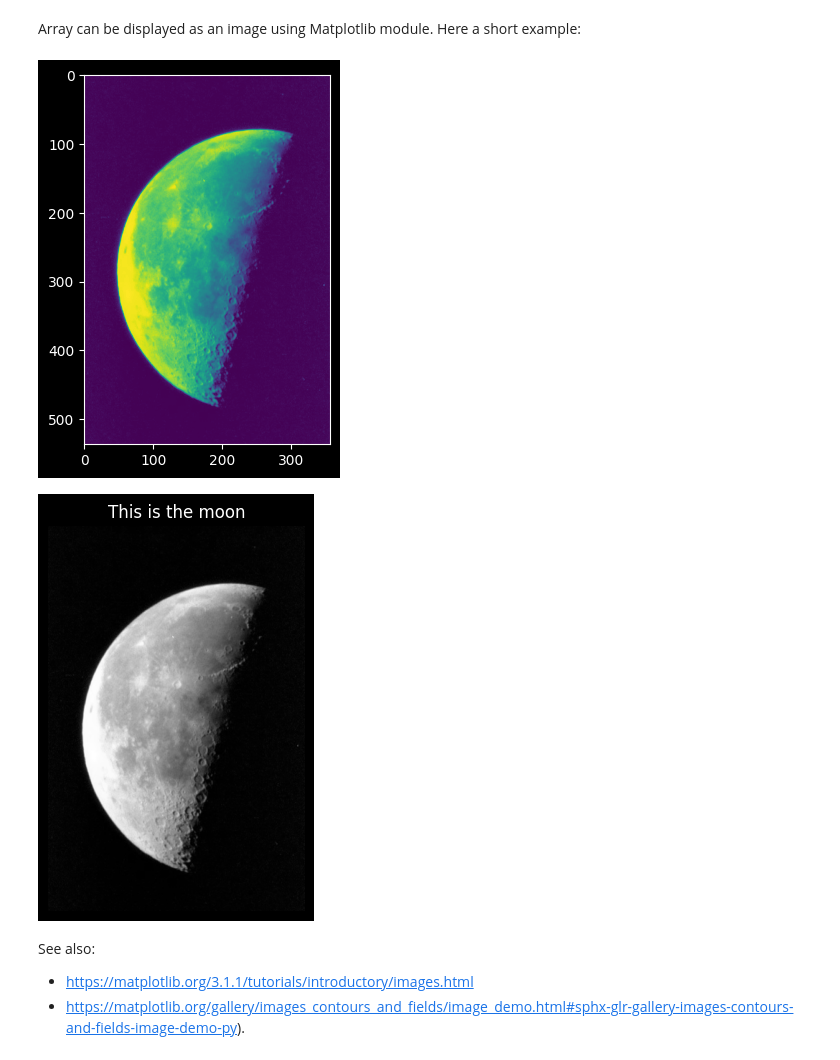
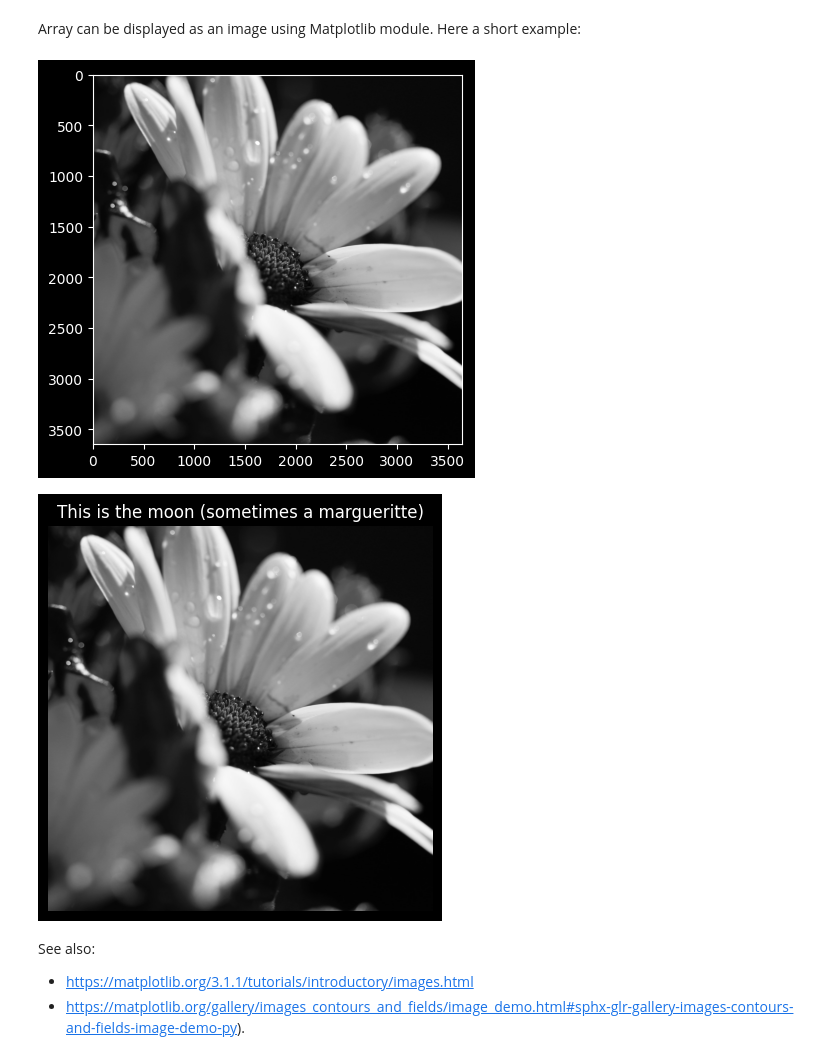
Before and after one commit to HugoRdet/BIMA, a Jupyter notebook: TME1/TME1.ipynb, the cells around one changed output. Drawn from its saved outputs; the diff is of its cells as text; code cells hidden in the pictures.

```diff
--- a/TME1/TME1.ipynb
+++ b/TME1/TME1.ipynb
@@ -201,30 +201,31 @@ We make use of PIL module (https://pillow.readthedocs.io/en/stable/reference/Ima
 from PIL import Image
 
 # reading an image and convert to array
-myimage = np.array(Image.open('img/moon.png'))
+myimage_moon = np.array(Image.open('img/moon.png'))
+myimage = np.array(Image.open('img/margueritte.jpg'))
 
 # write an image (alternative format) from an array
-Image.fromarray(myimage).save('img/moon.jpg')
+#Image.fromarray(myimage).save('img/moon.jpg')
 # %% [markdown]
 Array can be displayed as an image using Matplotlib module. Here a short example:
 # %%
 import matplotlib.pyplot as plt
 
 # minimal example:
 plt.imshow(myimage)
 plt.show()
 
 # with more controls:
 w,h=400,400
 plt.figure(figsize=(w/80,h/80))  # optional, to control the size of figure (unit: pixel)
 plt.gray() # optional call to display image using a gray colormap
-plt.title('This is the moon') # optional: add a title
+plt.title('This is the moon (sometimes a margueritte)') # optional: add a title
 plt.axis('off') # optional: remove axes
 plt.imshow(myimage)
 plt.show()
 # %% [output]
-[figure, old version]
+[figure, new version]
-[figure, old version]
+[figure, new version]
 # %% [markdown]
 See also:
 - https://matplotlib.org/3.1.1/tutorials/introductory/images.html
```
Also changed, not shown: parts of 14 cells of this notebook.
